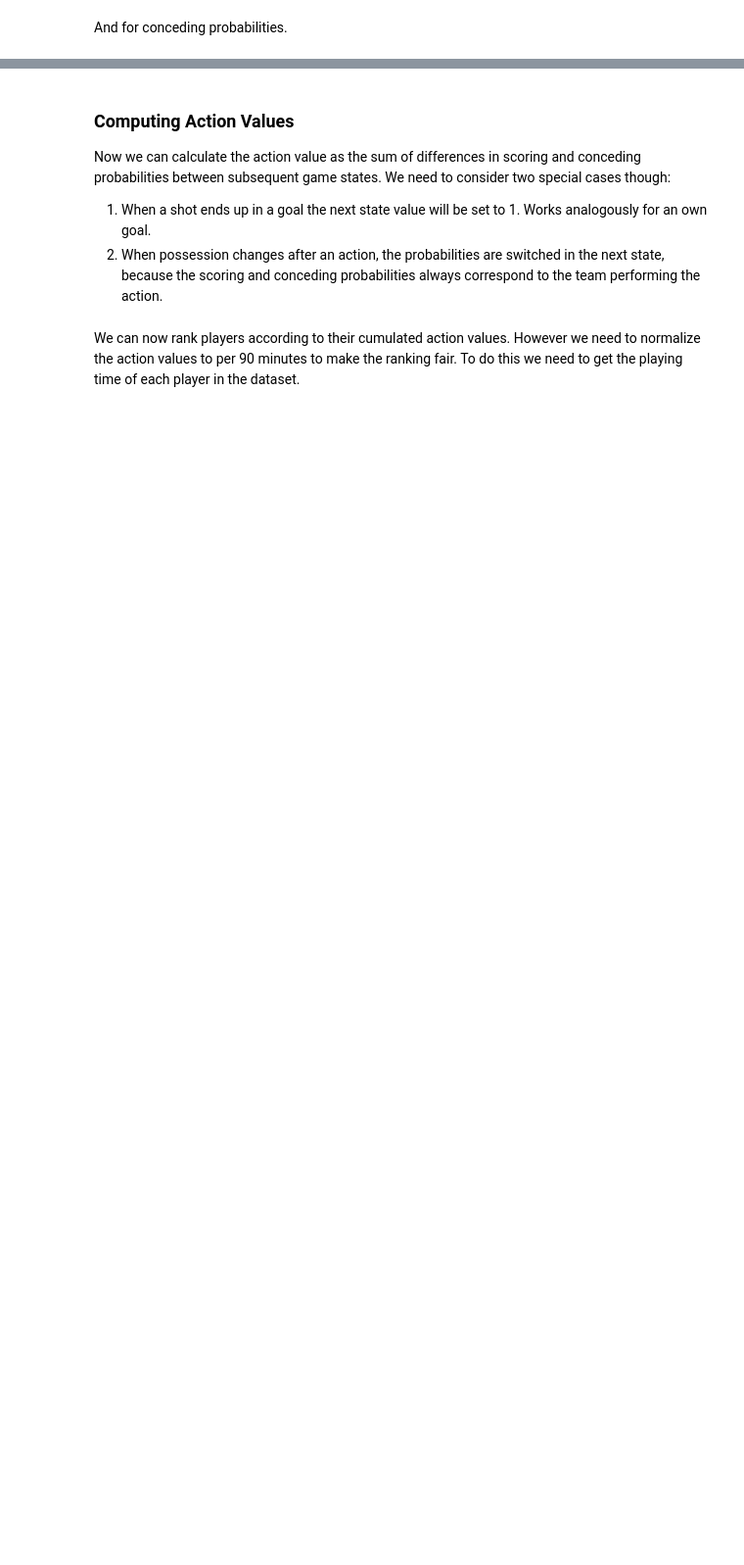
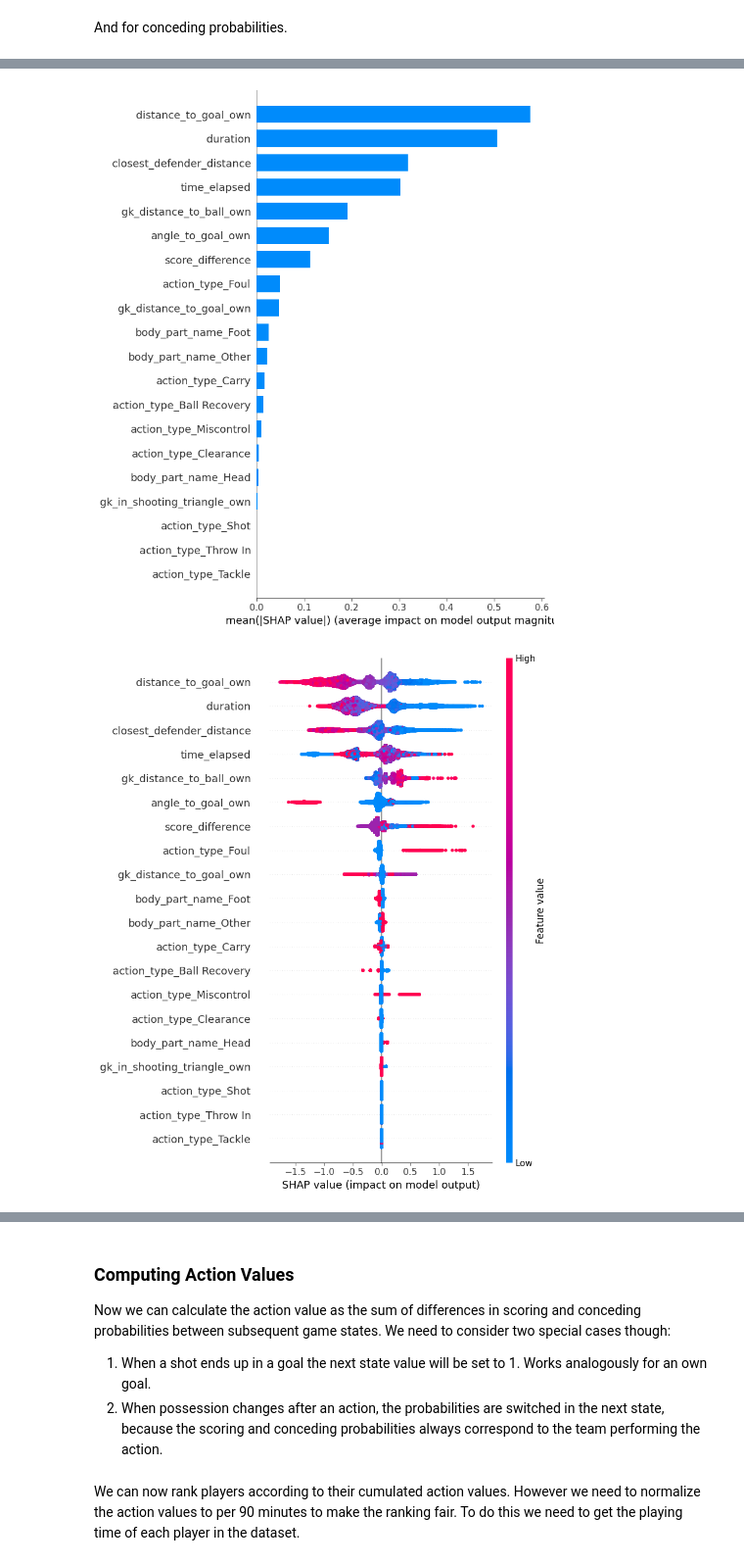
Before and after one commit to manueltuor/Data-Science-Project, a Jupyter notebook: 2_Training_Model.ipynb, the cells around one changed output, grey strips where cells are left out. Shown at 98% size. Saved outputs shown, nothing was run; the diff lists cells and outputs as text; code cells hidden in the pictures; blank space fills up the shorter version.

```diff
--- a/2_Training_Model.ipynb
+++ b/2_Training_Model.ipynb
@@ -338,13 +321,24 @@ shap.force_plot(
 # %% [markdown]
 And for conceding probabilities.
 # %%
+features = ['distance_to_goal_own', 'angle_to_goal_own', 'time_elapsed', 'duration',
+        'body_part_name_Foot', 'body_part_name_Head', 'body_part_name_Other',
+        'action_type_Ball Recovery', 'action_type_Carry',
+        'action_type_Clearance', 'action_type_Corner', 'action_type_Foul',
+        'action_type_Free Kick Pass', 'action_type_Free Kick Shot',
+        'action_type_Goal Kick', 'action_type_Interception',
+        'action_type_Miscontrol', 'action_type_Own Goal', 'action_type_Pass',
+        'action_type_Penalty Shot', 'action_type_Shot', 'action_type_Tackle',
+        'action_type_Throw In', 'closest_defender_distance', 'gk_distance_to_ball_own',
+        'gk_in_shooting_triangle_own', 'gk_distance_to_goal_own', 'score_difference']
+
 df_model = df_model.dropna(subset=features + [target_opponent])
 
 X_opp = df_model[features]
 y_opp = df_model[target_opponent]
 
 X_train_opp, X_test_opp, y_train_opp, y_test_opp = train_test_split(
-    X_opp, y_opp, test_size=0.5, stratify=y_opp
+    X_opp, y_opp, test_size=0.5, stratify=y_opp, random_state=42
 )
 
 model_opp = XGBClassifier(
@@ -363,9 +357,11 @@ y_prob_opp = model_opp.predict_proba(X_test_opp)[:, 1]
 print("Classification Report (Conceding Goals):")
 print(classification_report(y_test_opp, y_pred_opp))
 print("ROC AUC Score (Conceding Goals):", roc_auc_score(y_test_opp, y_prob_opp))
+print("Brier Score:", brier_score_loss(y_test_opp, y_prob_opp))
 
 df_model = df_model.copy()
-df_model['predicted_concede_prob'] = model_opp.predict_proba(X_opp)[:, 1]
+y_prob_opp_all = model_opp.predict_proba(X_opp)[:, 1]
+df_model['predicted_concede_prob'] = y_prob_opp_all
 # %% [output]
 Classification Report (Conceding Goals):
               precision    recall  f1-score   support
@@ -380,0 +378,17 @@ ROC AUC Score (Conceding Goals): 0.8616272963383862
+# %%
+explainer = shap.TreeExplainer(model_opp)
+
+shap_values = explainer.shap_values(X_opp)
+
+plt.figure()
+shap.summary_plot(shap_values, X_opp, plot_type='bar')
+plt.title("SHAP Feature Importance (Bar Plot)")
+plt.tight_layout()
+
+shap.summary_plot(shap_values, X_opp)
+
+index = 0
+shap.initjs()
+# %% [output]
+[figure, added]
+[figure, added]
```
Also changed, not shown: parts of 15 cells of this notebook, 1 other file.
